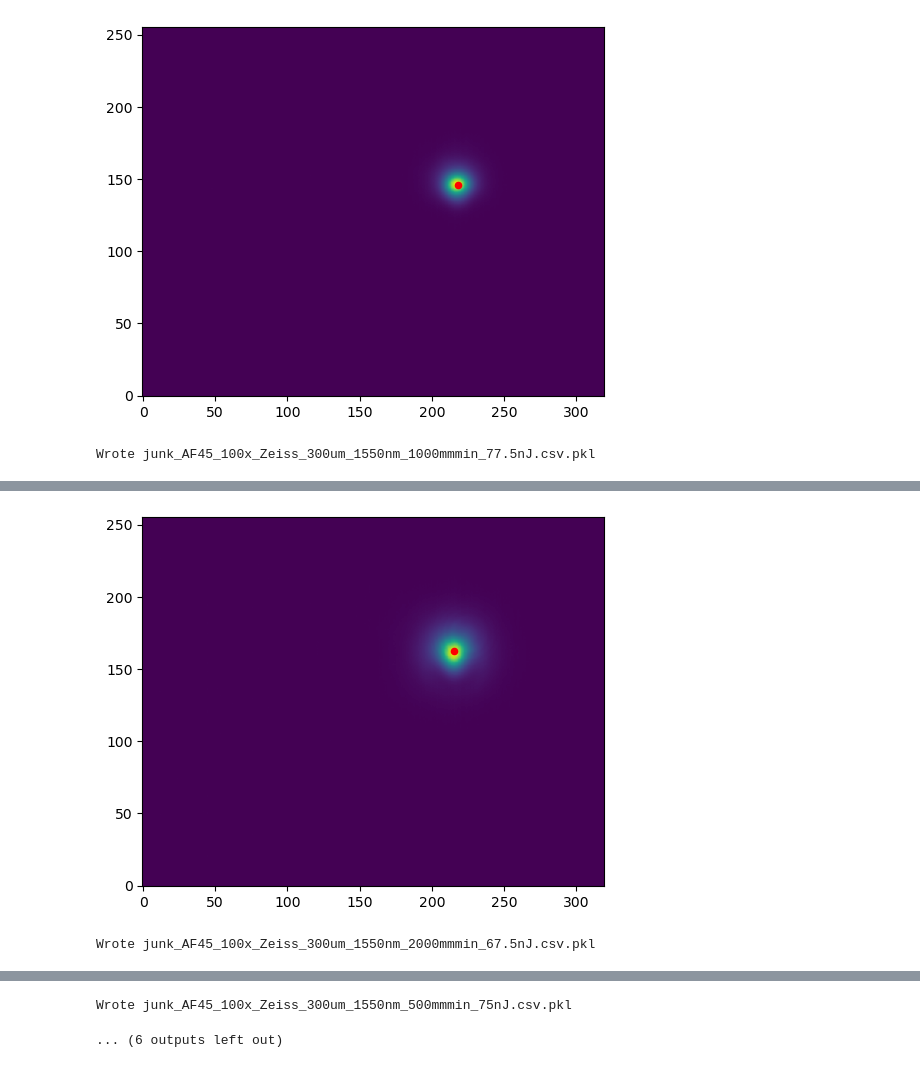
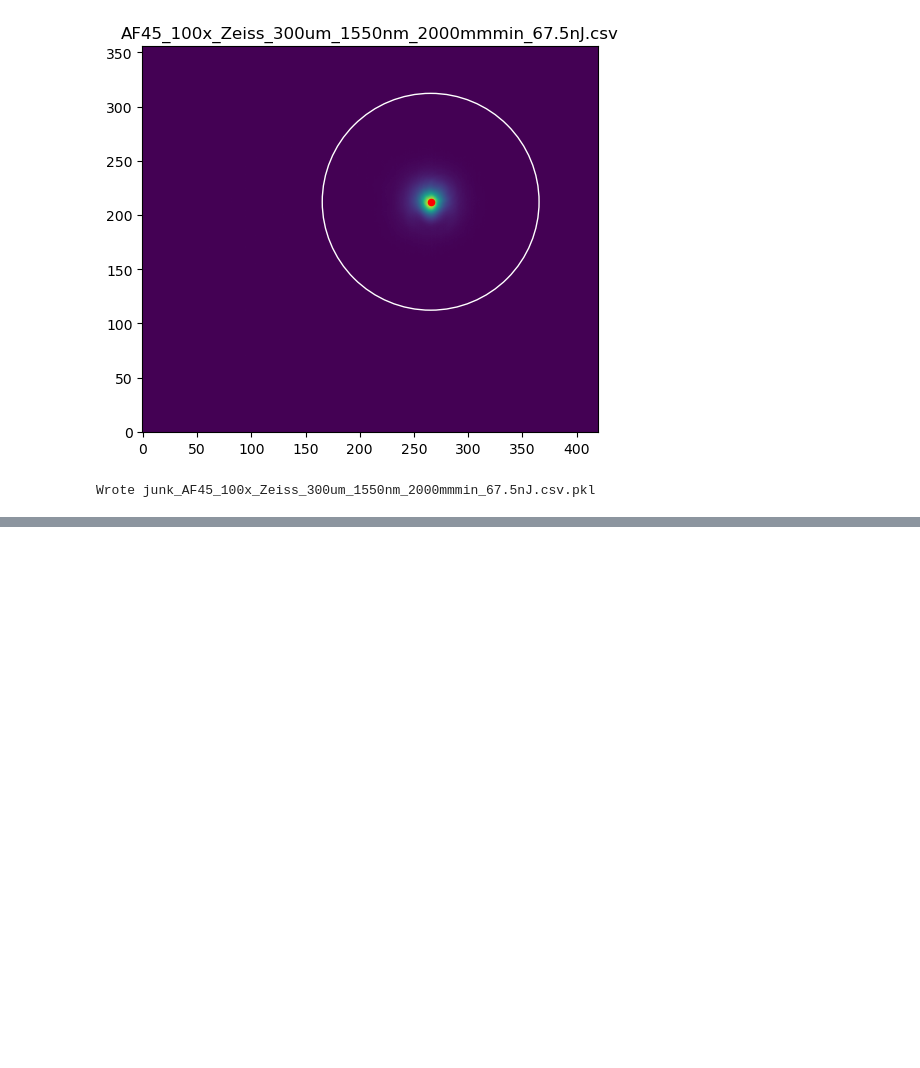
Before and after one commit to mwanakijiji/glint_misc, a Jupyter notebook: notebooks/plot_waveguide_mode.ipynb, the cells around one changed output, grey strips where cells are left out. Saved outputs shown, nothing was run; the diff lists cells and outputs as text; code cells hidden in the pictures; blank space fills up the shorter version.

Commit message:
plot

```diff
--- a/notebooks/plot_waveguide_mode.ipynb
+++ b/notebooks/plot_waveguide_mode.ipynb
@@ -28,14 +29,26 @@ mode_file_names = [stem + './data/AF45_100x_Zeiss_300um_1550nm_1000mmmin_67.5nJ.
                    stem + './data/AF45_100x_Zeiss_300um_1550nm_750mmmin_50nJ.csv',
                    stem + './data/AF45_100x_Zeiss_300um_1550nm_750mmmin_77.5nJ.csv']
 # %%
+#for file_name in [stem + './data/AF45_100x_Zeiss_300um_1550nm_2000mmmin_67.5nJ.csv']: # mode_file_names:
 for file_name in mode_file_names:
 
     df_intensity = np.genfromtxt(file_name, delimiter=";")
+
+    # kludge to make padding sufficient in file AF45_100x_Zeiss_300um_1550nm_2000mmmin_67.5nJ.csv
+    #df_intensity = np.pad(df_intensity, pad_width=50, mode='constant', constant_values=0)
+
     xycen = centroid_2dg(df_intensity)
 
+    circ1 = Circle((xycen[0],xycen[1]),radius=100,color='white',fill=False)
+
+    #print('margin from edge:',(np.shape(df_intensity)[0]-xycen[0], np.shape(df_intensity)[1]-xycen[1]))
+
     plt.clf()
-    plt.imshow(df_intensity, origin="lower")
-    plt.scatter(xycen[0],xycen[1], color='red', s=20)
+    fig, ax = plt.subplots(nrows=1, ncols=1, figsize=(5,5), layout='constrained')
+    ax.imshow(df_intensity, origin="lower")
+    ax.scatter(xycen[0],xycen[1], color='red', s=20)
+    ax.add_patch(circ1)
+    ax.set_title(os.path.basename(file_name))
     plt.show()
 
     # pickle
@@ -55,2 +67,2 @@ WARNING: The fit may be unsuccessful; check fit_info['message'] for more informa
-[figure, removed]
+[figure, new version]
-Wrote junk_AF45_100x_Zeiss_300um_1550nm_1000mmmin_77.5nJ.csv.pkl
+Wrote junk_AF45_100x_Zeiss_300um_1550nm_2000mmmin_67.5nJ.csv.pkl
@@ -58,2 +68,0 @@ WARNING: The fit may be unsuccessful; check fit_info['message'] for more informa
-[figure, removed]
-Wrote junk_AF45_100x_Zeiss_300um_1550nm_2000mmmin_67.5nJ.csv.pkl
@@ -62,2 +68,0 @@ WARNING: The fit may be unsuccessful; check fit_info['message'] for more informa
-Wrote junk_AF45_100x_Zeiss_300um_1550nm_500mmmin_75nJ.csv.pkl
-... (6 outputs left out)
```
Also changed, not shown: parts of 2 cells of this notebook, 2 other files.
